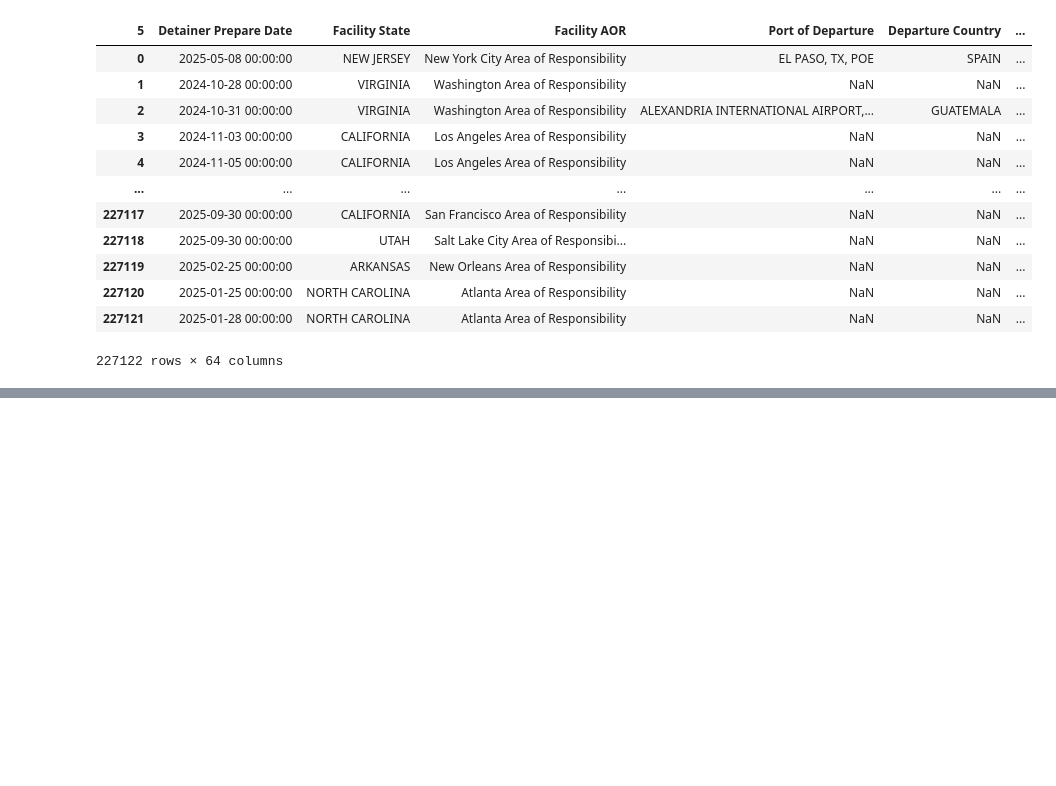
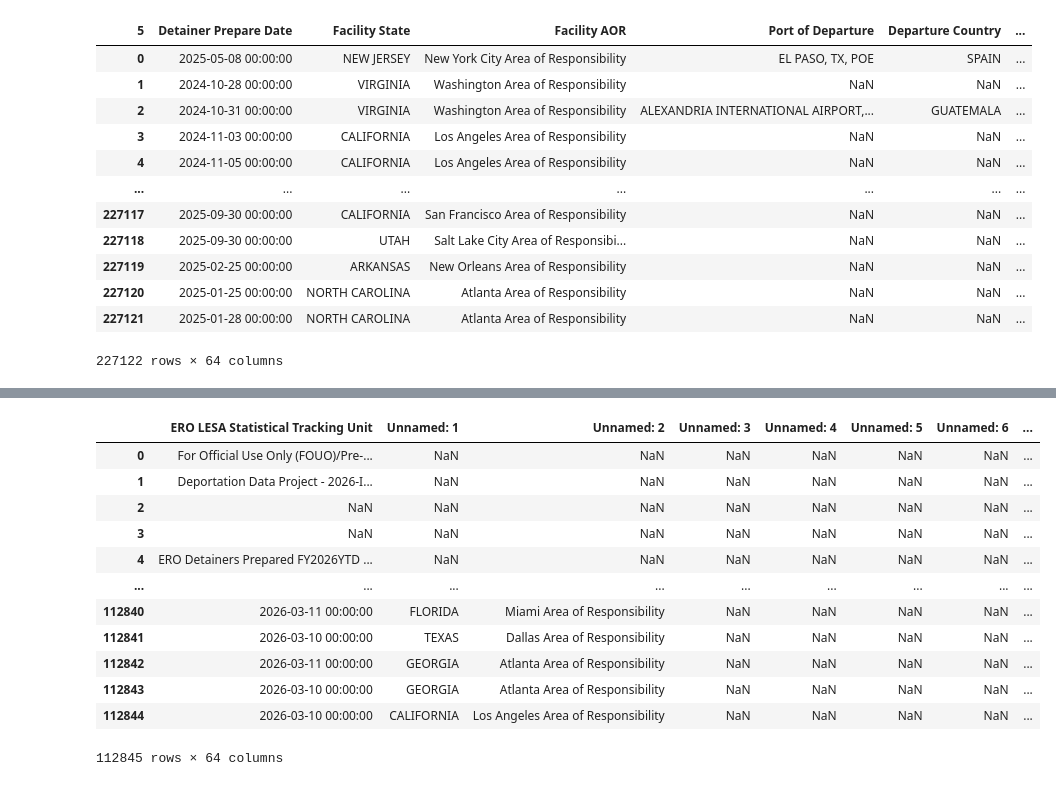
Before and after one commit to sajinashresthacoding/CLEANED-ICEarrests-Albany, a Jupyter notebook: TEST2/2025 detainers pull.ipynb, the cells around one changed output, grey strips where cells are left out. Saved outputs shown, nothing was run; the diff lists cells and outputs as text; code cells hidden in the pictures; blank space fills up the shorter version.

Commit message:
2025 detentions pull complete

```diff
--- a/TEST2/2025 pull.ipynb
+++ b/TEST2/2025 detainers pull.ipynb
@@ -187,0 +187,18 @@ df_2025pt2.to_csv('FilteredData/2022ICEDetainersData2.csv', index=False)
+# %%
+## let's pull data that i have downloaded. starting with the first file
+df3 = pd.read_excel('/Users/sajinashrestha/Documents/dataProjects/WAMC/ICE Arrests/CLEANED-ICEarrests-Albany/TEST2/RawData/Detainers/2026-ICLI-00005_Detainers_FY26_20260311_Redacted.xlsx')
+df3
+# %% [output]
+|  | ERO LESA Statistical Tracking Unit | Unnamed: 1 | Unnamed: 2 | Unnamed: 3 | Unnamed: 4 | Unnamed: 5 | Unnamed: 6 | ... |
+| 0 | For Official Use Only (FOUO)/Pre-... | NaN | NaN | NaN | NaN | NaN | NaN | ... |
+| 1 | Deportation Data Project - 2026-I... | NaN | NaN | NaN | NaN | NaN | NaN | ... |
+| 2 | NaN | NaN | NaN | NaN | NaN | NaN | NaN | ... |
+| 3 | NaN | NaN | NaN | NaN | NaN | NaN | NaN | ... |
+| 4 | ERO Detainers Prepared FY2026YTD ... | NaN | NaN | NaN | NaN | NaN | NaN | ... |
+| ... | ... | ... | ... | ... | ... | ... | ... | ... |
+| 112840 | 2026-03-11 00:00:00 | FLORIDA | Miami Area of Responsibility | NaN | NaN | NaN | NaN | ... |
+| 112841 | 2026-03-10 00:00:00 | TEXAS | Dallas Area of Responsibility | NaN | NaN | NaN | NaN | ... |
+| 112842 | 2026-03-11 00:00:00 | GEORGIA | Atlanta Area of Responsibility | NaN | NaN | NaN | NaN | ... |
+| 112843 | 2026-03-10 00:00:00 | GEORGIA | Atlanta Area of Responsibility | NaN | NaN | NaN | NaN | ... |
+| 112844 | 2026-03-10 00:00:00 | CALIFORNIA | Los Angeles Area of Responsibility | NaN | NaN | NaN | NaN | ... |
+112845 rows × 64 columns
```
Also changed, not shown: parts of 20 cells of this notebook, 1 other file.
